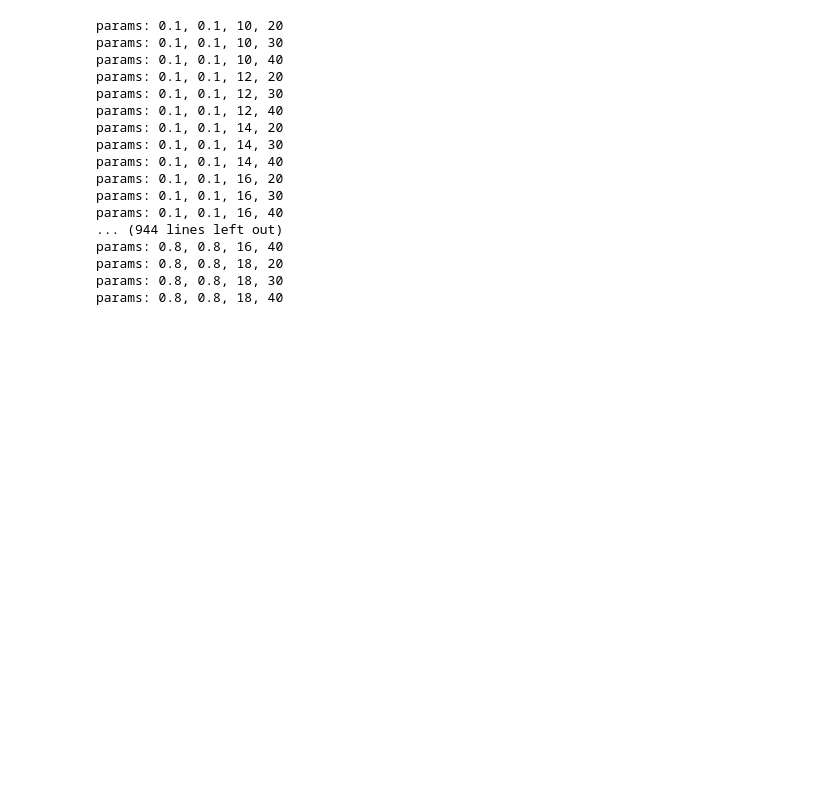
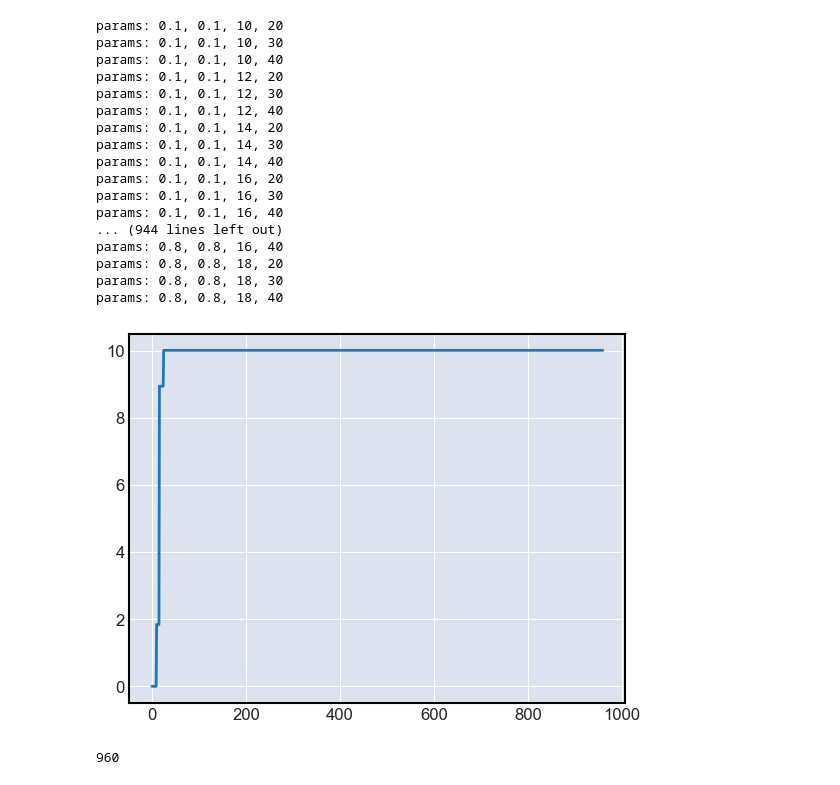
Before and after one commit to ArnasVaic/FI, a Jupyter notebook: lab3/main.ipynb, the cells around one changed output. Saved outputs shown, nothing was run; the diff lists cells and outputs as text; code cells hidden in the pictures; blank space fills up the shorter version.

```diff
--- a/lab3/main.ipynb
+++ b/lab3/main.ipynb
@@ -96,6 +97,9 @@ def run_strategy(df, fee_rate, short_window, long_window, stop_loss, take_profit
     df['dfee'] = 0.0
     df['dposition'] = 0.0
 
+    # used to mark exit point if there is one
+    df['exit'] = None
+
     # balance and position
     balance = initial_investment
     position = 0
@@ -115,6 +119,7 @@ def run_strategy(df, fee_rate, short_window, long_window, stop_loss, take_profit
             # remove all further generated signals and stop trading
             df.loc[df.index > date, 'dsignal'] = 0
             df.loc[date, 'dsignal'] = -2
+            df.loc[date, 'exit'] = df.loc[date, 'Close']
             balance, position, df = sell(date, position, current_price, fee_rate, df, print_debug_info)
             if print_debug_info:
                 print(f'[pos: {position}, bal: {balance}]')
@@ -154,7 +159,8 @@ def run_strategy(df, fee_rate, short_window, long_window, stop_loss, take_profit
     return df
 # %%
 def sharpe_ratio(profit, risk_free_rate = 0):
-    return (np.mean(profit  - risk_free_rate)) / np.std(profit)
+    yearly_trading_days = 252
+    return np.sqrt(yearly_trading_days) * (np.mean(profit  - risk_free_rate)) / np.std(profit)
 # %%
 fee_rate = 0.02
 initial_investment = 1000
@@ -167,7 +173,9 @@ long_window_range = np.arange(20, 50, 10)
 
 # find optimal parameters with the best sharpe ratio
 
+sharpe_ratio_histogram=[]
 max_sharpe_ratio = 0
+
 best_params = (stop_loss_range[0], take_profit_range[0], short_window_range[0], long_window_range[0])
 
 for stop_loss in stop_loss_range:
@@ -185,6 +193,8 @@ for stop_loss in stop_loss_range:
                 if sr > max_sharpe_ratio:
                     max_sharpe_ratio = sr
                     best_params = (stop_loss, take_profit, short_window, long_window)
+
+                sharpe_ratio_histogram.append(max_sharpe_ratio)
 # %% [output]
 params: 0.1, 0.1, 10, 20
 params: 0.1, 0.1, 10, 30
@@ -203,6 +213,15 @@ params: 0.8, 0.8, 16, 40
 params: 0.8, 0.8, 18, 20
 params: 0.8, 0.8, 18, 30
 params: 0.8, 0.8, 18, 40
+# %%
+plt.plot(sharpe_ratio_histogram)
+plt.show()
+# %% [output]
+[figure, added]
+# %%
+len(sharpe_ratio_histogram)
+# %% [output]
+960
 # %%
 df = pd.read_csv('data.csv')
 df.index = pd.DatetimeIndex(df['Date'], tz='utc')
```
Also changed, not shown: parts of 7 cells of this notebook.
